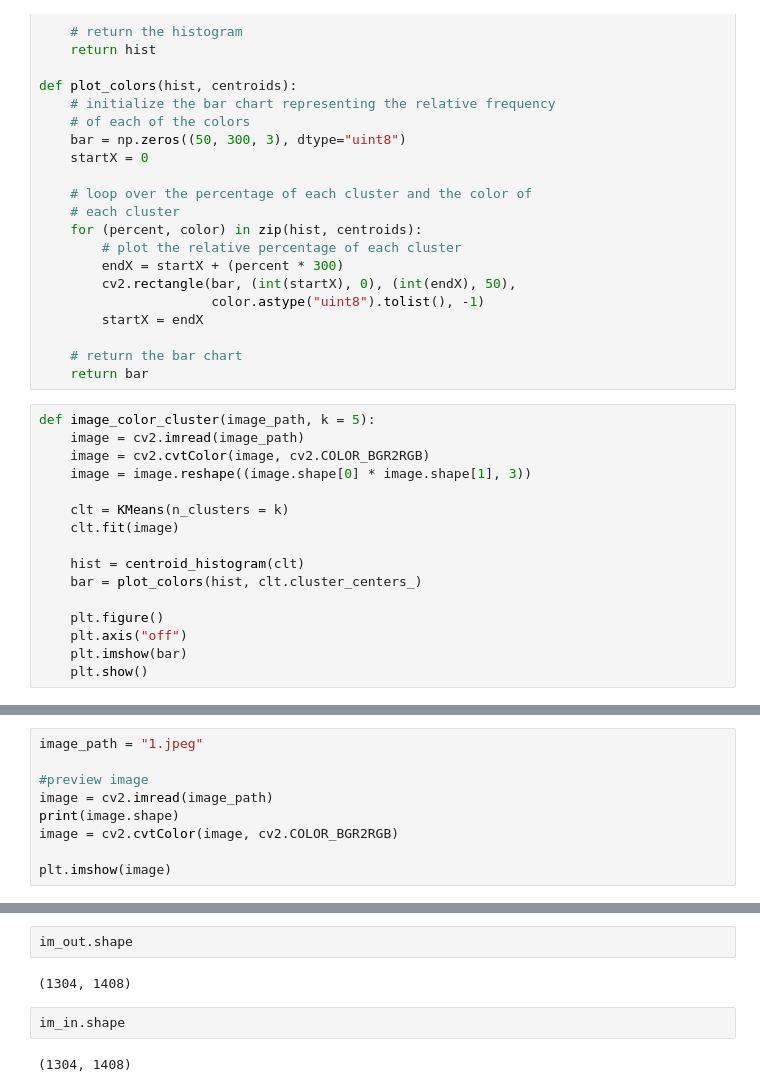
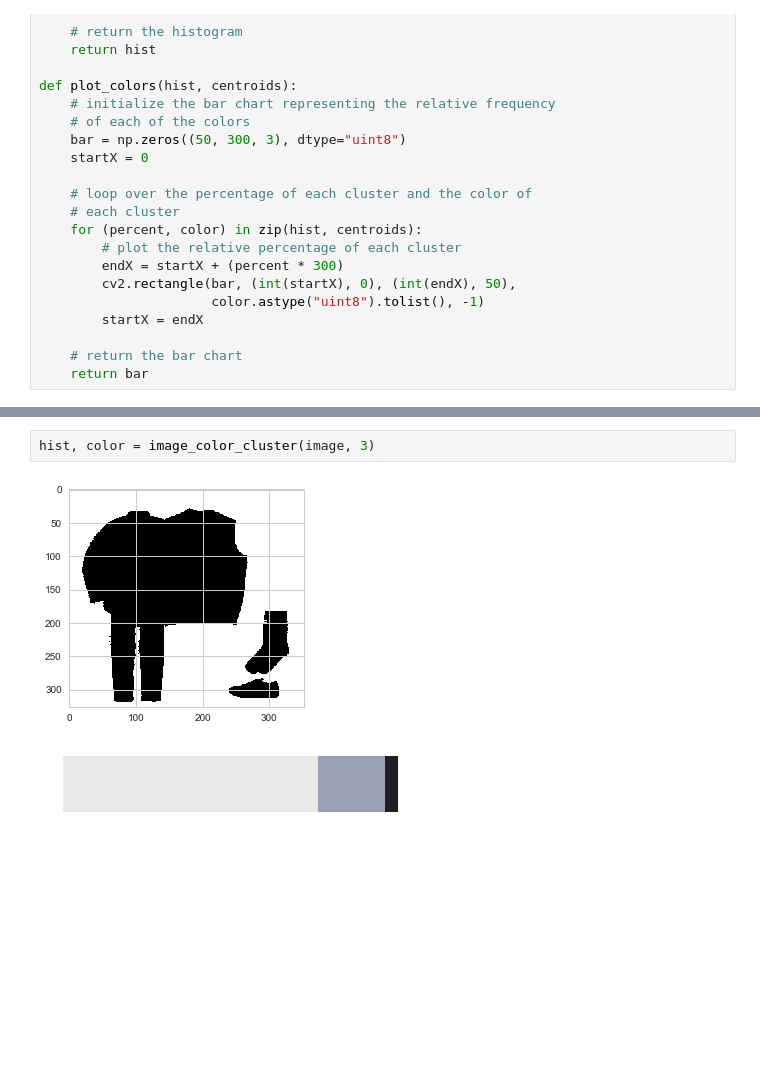
Before and after one commit to dooyeoung/codi_recommendation, a Jupyter notebook: analysis_image.ipynb, the cells around one changed output, grey strips where cells are left out. Drawn from its saved outputs; the diff is of its cells as text; blank space fills up the shorter version.

```diff
--- a/analysis_image.ipynb
+++ b/analysis_image.ipynb
@@ -32,19 +34,3 @@ def plot_colors(hist, centroids):
 
     # return the bar chart
     return bar
-# %%
-def image_color_cluster(image_path, k = 5):
-    image = cv2.imread(image_path)
-    image = cv2.cvtColor(image, cv2.COLOR_BGR2RGB)
-    image = image.reshape((image.shape[0] * image.shape[1], 3))
-
-    clt = KMeans(n_clusters = k)
-    clt.fit(image)
-
-    hist = centroid_histogram(clt)
-    bar = plot_colors(hist, clt.cluster_centers_)
-
-    plt.figure()
-    plt.axis("off")
-    plt.imshow(bar)
-    plt.show()
@@ -65,9 +97,0 @@ image_color_cluster(image_path)
-# %%
-image_path = "1.jpeg"
-
-#preview image
-image = cv2.imread(image_path)
-print(image.shape)
-image = cv2.cvtColor(image, cv2.COLOR_BGR2RGB)
-
-plt.imshow(image)
@@ -121,8 +98,5 @@ plt.show()
-# %%
-im_out.shape
-# %% [output]
-(1304, 1408)
-# %%
-im_in.shape
-# %% [output]
-(1304, 1408)
+# %%
+hist, color = image_color_cluster(image, 3)
+# %% [output]
+[figure, added]
+[figure, added]
```
Also changed, not shown: parts of 7 cells of this notebook.
